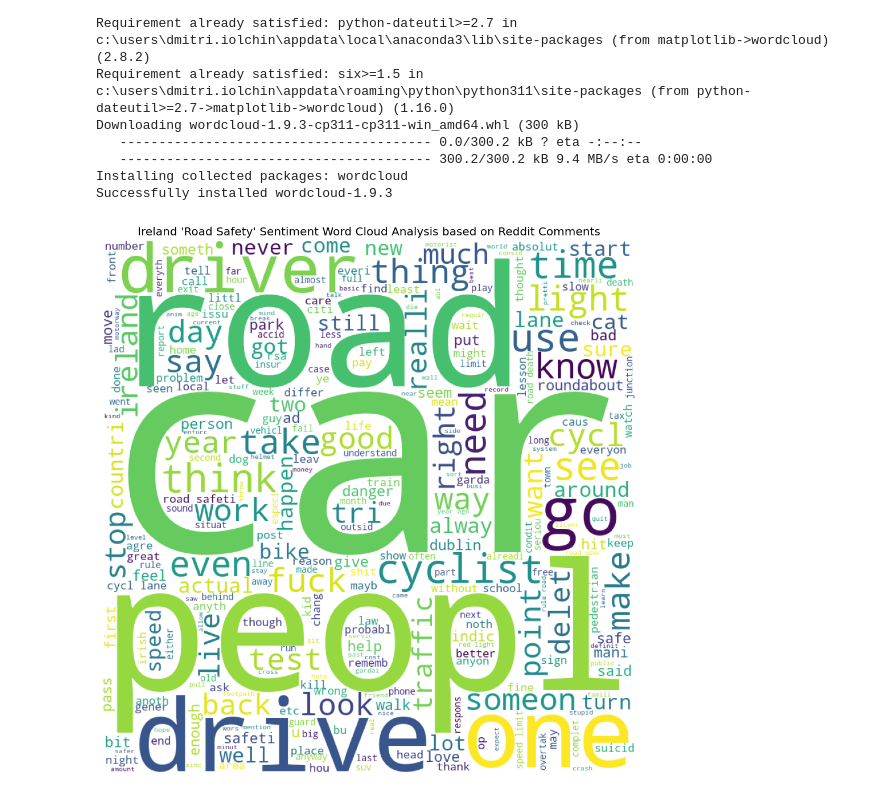
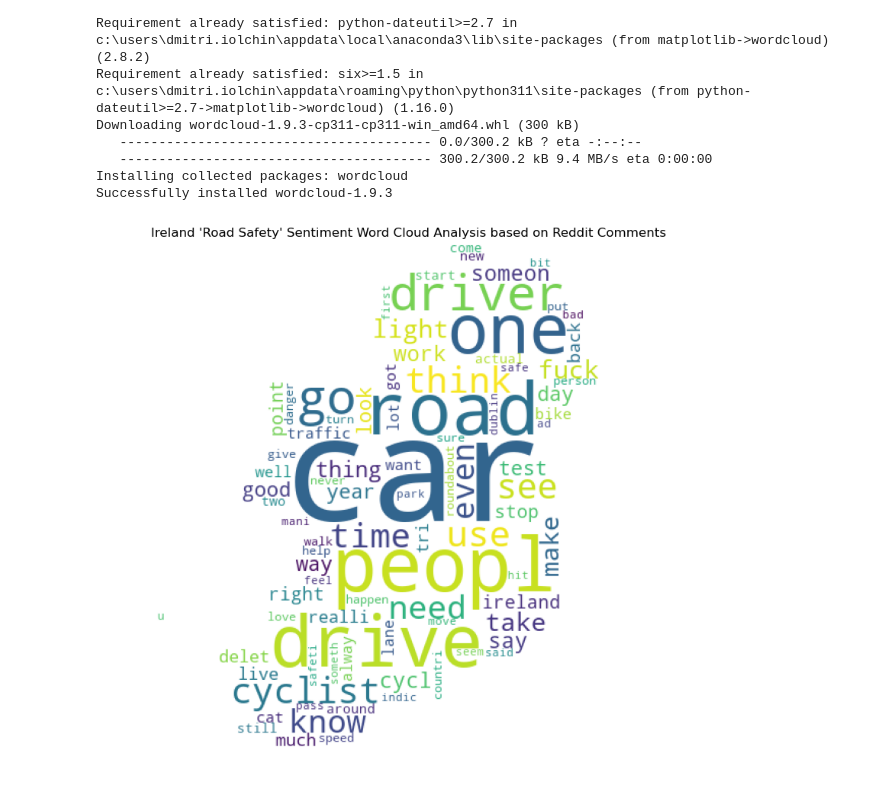
Before and after one commit to Natidhcp/CCT_MSc_DA_CA2, a Jupyter notebook: CA2.ipynb, the cells around one changed output. Saved outputs shown, nothing was run; the diff lists cells and outputs as text; code cells hidden in the pictures.

```diff
--- a/CA2.ipynb
+++ b/CA2.ipynb
@@ -319,2 +561,6 @@ To work with 'Year' and 'Month of Year' as date let's transform them into date f
 
 [Back to Table of Contents](#0.1)
+# %%
+#Load data from previously safed csv file
+dfm = pd.read_csv('C:/Users/dmitri.iolchin/1_NAT/CA2/safety_ireland.csv')
+dfm.head()
@@ -321,5 +574,6 @@ To work with 'Year' and 'Month of Year' as date let's transform them into date f
 # %%
-
+#To work with 'Year' and 'Month of Year' as date let's transform them into date format.
+dfm['Year'] = dfm['Year'].astype(str)
 dfm['Date'] = dfm['Year'] + '-' + dfm['Month of Year']
 dfm['Date'] = pd.to_datetime(dfm['Date'],infer_datetime_format=True) #convert from string to datetime
 dfm = dfm.drop(columns=['Year', 'Month of Year'])
@@ -2770,6 +2992,6 @@ https://www.nltk.org/_modules/nltk/sentiment/vader.html
 # %%
-# Create a df to store the results
-reddit_sentiment = pd.DataFrame({'Cleaned Text': data, 'Sentiment Score': sentiment_scores})
+# store the result in the data frame "sentiment"
+sentiment = pd.DataFrame({'Text': data, 'Score': sentiment_scores})
 
-reddit_sentiment.head()
+sentiment.head()
 # %% [output]
@@ -2795,8 +3017,8 @@ def format_output(compound_score):
     return polarity
 # %%
 # Create a new column 'Polarity' using the format_output function
-reddit_sentiment['Polarity'] = reddit_sentiment['Sentiment Score'].apply(format_output)
+sentiment['Polarity'] = sentiment['Score'].apply(format_output)
 
 # Validate results
-reddit_sentiment.head()
+sentiment.head()
 # %% [output]
@@ -2948,23 +3173,29 @@ Installing collected packages: wordcloud
 Successfully installed wordcloud-1.9.3
 # %%
 from wordcloud import WordCloud
+from PIL import Image
+from io import BytesIO
+import requests
 # Combine all the cleaned text into a single string
-text = ' '.join(reddit_sentiment['Cleaned Text'].dropna())
+text = ' '.join(sentiment['Text'].dropna())
+
+response = requests.get("https://i.pngimg.me/thumb/f/720/6208652289507328.jpg")
+mask = np.array(Image.open(BytesIO(response.content)))
 
 # Create a word cloud for visualisation
-wordcloud = WordCloud(width = 800, height = 800,
+wordcloud = WordCloud(width = 400, height = 300,
                 background_color = 'white',
                 min_font_size = 10, max_font_size = 1000,
-                     max_words = 300).generate(text)
+                     max_words = 300, mask = mask).generate(text)
 
 # Plot the WordCloud image
 plt.figure(figsize = (8, 8), facecolor = None)
 plt.imshow(wordcloud)
 plt.axis("off")
 plt.title("Ireland 'Road Safety' Sentiment Word Cloud Analysis based on Reddit Comments")
 plt.tight_layout(pad = 0)
 
 # Show the plot
 plt.show()
 # %% [output]
-[figure, old version]
+[figure, new version]
```
Also changed, not shown: parts of 110 cells of this notebook.
